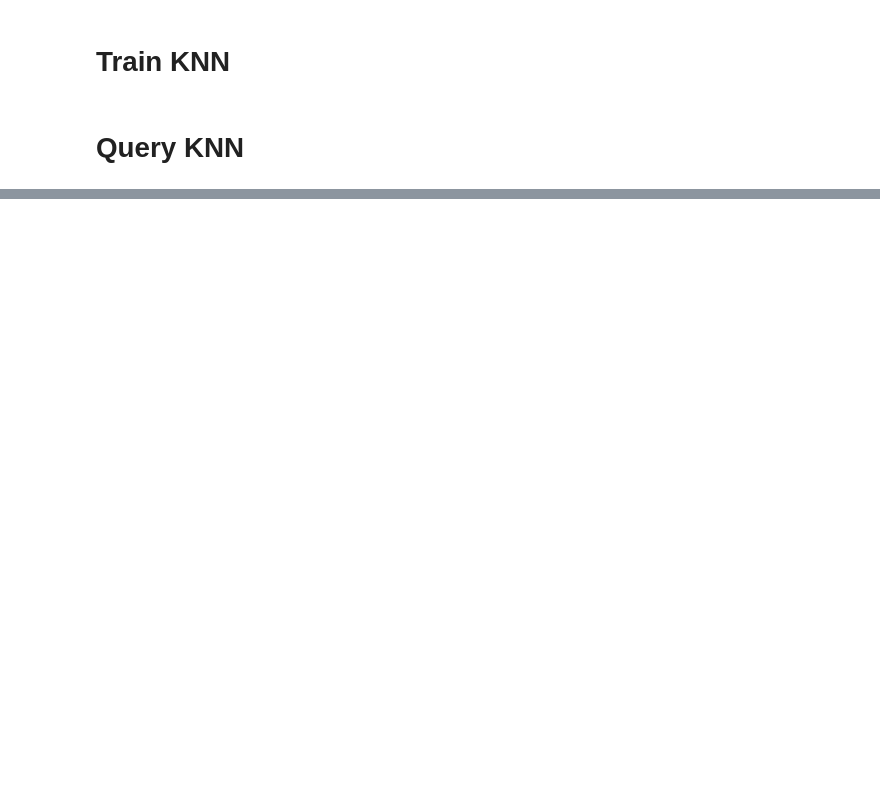
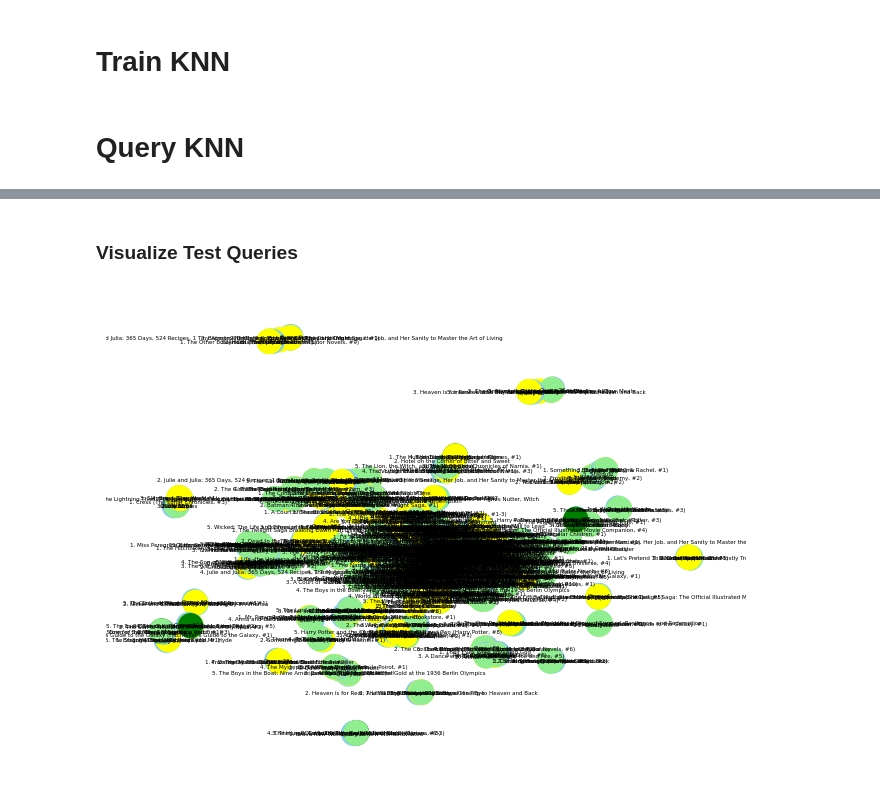
Before and after one commit to Book-Bender/The-Last-Book-Bender, a Jupyter notebook: Notebooks/bert.ipynb, the cells around one changed output, grey strips where cells are left out. Saved outputs shown, nothing was run; the diff lists cells and outputs as text; code cells hidden in the pictures; blank space fills up the shorter version.

```diff
--- a/Notebooks/bert.ipynb
+++ b/Notebooks/bert.ipynb
@@ -59,9 +41,10 @@ attention_mask = np.where(padded != 0, 1, 0)
 # %% [markdown]
 # Embed Text
 # %%
-device = torch.device('cuda')
+#device = torch.device('cuda')
+device = torch.device('cpu')
 
-torch.cuda.set_per_process_memory_fraction(0.70, torch.cuda.device(0))
+#torch.cuda.set_per_process_memory_fraction(0.70, torch.cuda.device(0))
 
 input_ids = torch.tensor(padded).to(device)
 attention_mask = torch.tensor(attention_mask).to(device)
@@ -133,0 +165,70 @@ Top 5 recommendations for query 2:
+# %%
+# for reproducible results
+np.random.seed(1)
+
+# test knn model
+X_test = embedding_vals[X_test_inds]
+test_query = np.array([X_test[i] + np.random.normal(loc=0.0, scale=1.0, size=X_test[0].shape) for i in range(X_test.shape[0])])
+test_distances, test_indices = nn_model.kneighbors(test_query)
+# %% [markdown]
+### Visualize Test Queries
+# %%
+# initialize knowledge graph
+G = nx.Graph()
+
+# generate recommendations from test query
+i = 0
+avg_ratings = list()
+
+for book_rec in test_indices:
+    i += 1
+    j = 0
+    query_avgs = list()
+
+    # each query is a node
+    G.add_node(f"Query {i}", color='skyblue')
+
+    for index in book_rec:
+        j += 1
+
+        # color coordinate based on average rating of recommendation
+        if books_df.iloc[index]['average_rating'] >= 4.5:
+            # each recommendation is a node
+            G.add_node(f"{j}. {embeddings_pd_df.iloc[index]['title']}", color='green')
+            # each recommendation will have an edge connected with its associated query
+            G.add_edge(f"{j}. {embeddings_pd_df.iloc[index]['title']}", f"Query {i}")
+        elif books_df.iloc[index]['average_rating'] >= 4.0 and books_df.iloc[index]['average_rating'] < 4.5:
+            # each recommendation is a node
+            G.add_node(f"{j}. {embeddings_pd_df.iloc[index]['title']}", color='#90EE90')
+            # each recommendation will have an edge connected with its associated query
+            G.add_edge(f"{j}. {embeddings_pd_df.iloc[index]['title']}", f"Query {i}")
+        elif books_df.iloc[index]['average_rating'] >= 3.0 and books_df.iloc[index]['average_rating'] < 4.0:
+            # each recommendation is a node
+            G.add_node(f"{j}. {embeddings_pd_df.iloc[index]['title']}", color='yellow')
+            # each recommendation will have an edge connected with its associated query
+            G.add_edge(f"{j}. {embeddings_pd_df.iloc[index]['title']}", f"Query {i}")
+        else:
+            # each recommendation is a node
+            G.add_node(f"{j}. {embeddings_pd_df.iloc[index]['title']}", color="red")
+            # each recommendation will have an edge connected with its associated query
+            G.add_edge(f"{j}. {embeddings_pd_df.iloc[index]['title']}", f"Query {i}")
+
+        query_avgs.append(books_df.iloc[index]['average_rating'])
+
+    avg_ratings.append(query_avgs)
+
+# average rating of each recommendation for each query
+avg_ratings = np.array(avg_ratings)
+
+# spread out the nodes
+position = nx.spring_layout(G, k=0.001, iterations=500)
+
+# extract node colors
+node_colors = [G.nodes[node]["color"] for node in G.nodes()]
+
+# draw knowledge graph of test query results
+nx.draw(G, position, with_labels=True, font_size=4, node_size=300, node_color=node_colors, edge_color='black')
+
+plt.show()
+# %% [output]
+[figure, added]
```
Also changed, not shown: parts of 16 cells of this notebook, 3 other files.
